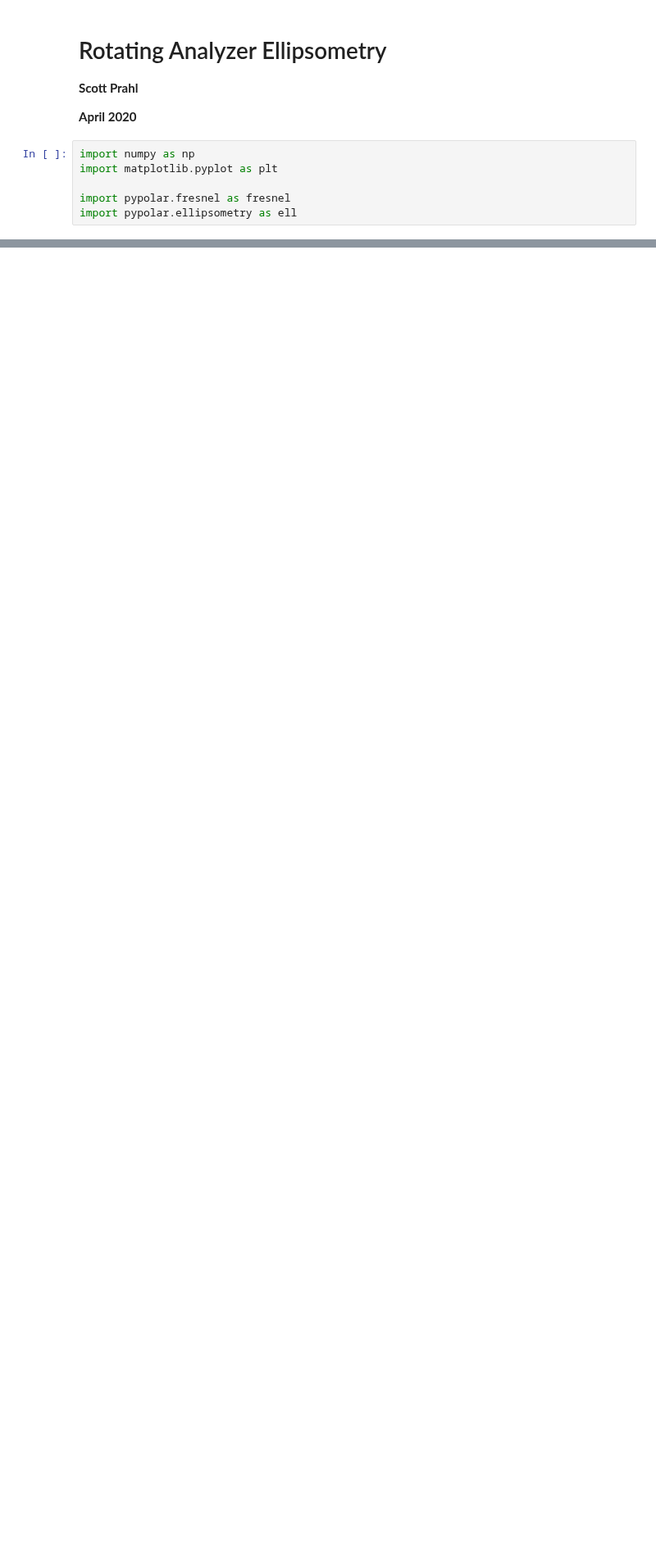
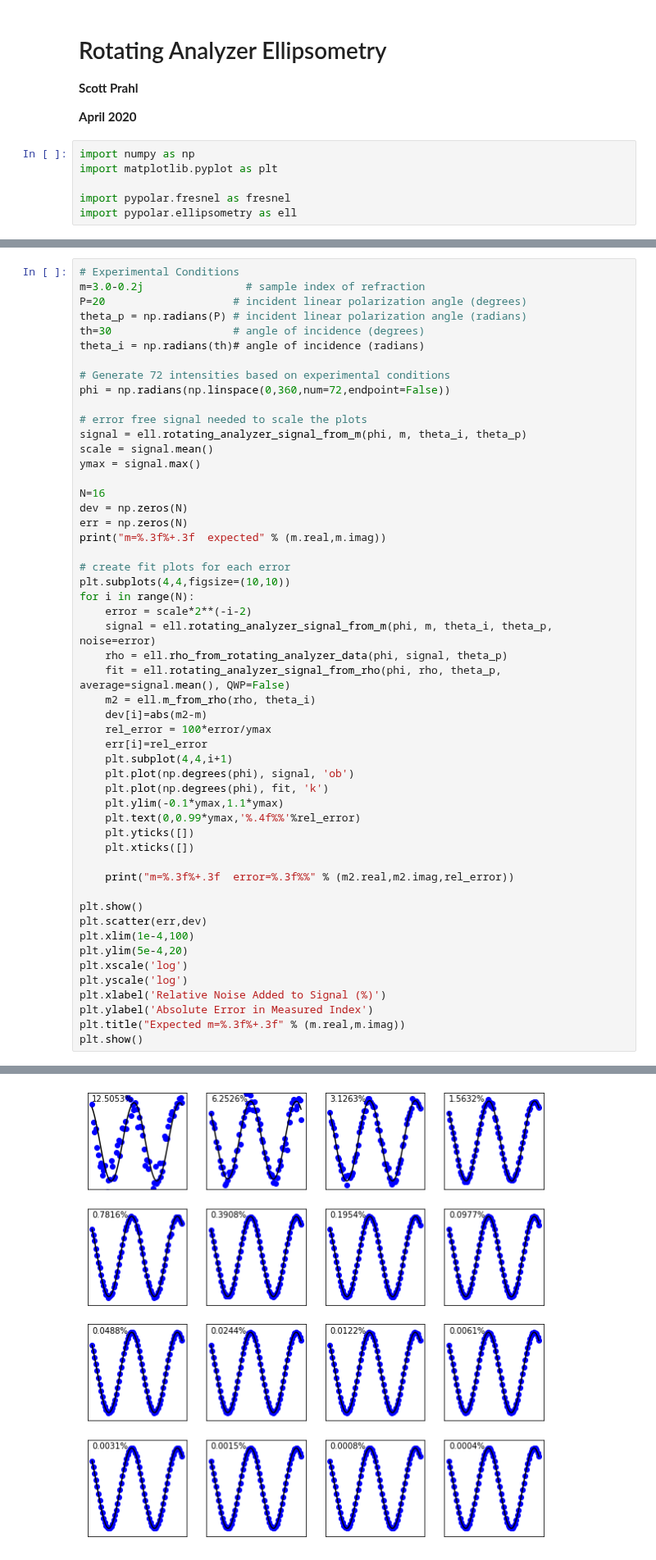
Before and after one commit to scottprahl/pypolar, a Jupyter notebook: docs/10c-Ellipsometry.ipynb, the cells around one changed output, grey strips where cells are left out. Shown at 82% size. Saved outputs shown, nothing was run; the diff lists cells and outputs as text; blank space fills up the shorter version.

```diff
--- a/docs/10c-Ellipsometry.ipynb
+++ b/docs/10c-Ellipsometry.ipynb
@@ -296,0 +338,53 @@ plt.show()
+# %%
+# Experimental Conditions
+m=3.0-0.2j                # sample index of refraction
+P=20                    # incident linear polarization angle (degrees)
+theta_p = np.radians(P) # incident linear polarization angle (radians)
+th=30                   # angle of incidence (degrees)
+theta_i = np.radians(th)# angle of incidence (radians)
+
+# Generate 72 intensities based on experimental conditions
+phi = np.radians(np.linspace(0,360,num=72,endpoint=False))
+
+# error free signal needed to scale the plots
+signal = ell.rotating_analyzer_signal_from_m(phi, m, theta_i, theta_p)
+scale = signal.mean()
+ymax = signal.max()
+
+N=16
+dev = np.zeros(N)
+err = np.zeros(N)
+print("m=%.3f%+.3f  expected" % (m.real,m.imag))
+
+# create fit plots for each error
+plt.subplots(4,4,figsize=(10,10))
+for i in range(N):
+    error = scale*2**(-i-2)
+    signal = ell.rotating_analyzer_signal_from_m(phi, m, theta_i, theta_p, noise=error)
+    rho = ell.rho_from_rotating_analyzer_data(phi, signal, theta_p)
+    fit = ell.rotating_analyzer_signal_from_rho(phi, rho, theta_p, average=signal.mean(), QWP=False)
+    m2 = ell.m_from_rho(rho, theta_i)
+    dev[i]=abs(m2-m)
+    rel_error = 100*error/ymax
+    err[i]=rel_error
+    plt.subplot(4,4,i+1)
+    plt.plot(np.degrees(phi), signal, 'ob')
+    plt.plot(np.degrees(phi), fit, 'k')
+    plt.ylim(-0.1*ymax,1.1*ymax)
+    plt.text(0,0.99*ymax,'%.4f%%'%rel_error)
+    plt.yticks([])
+    plt.xticks([])
+
+    print("m=%.3f%+.3f  error=%.3f%%" % (m2.real,m2.imag,rel_error))
+
+plt.show()
+plt.scatter(err,dev)
+plt.xlim(1e-4,100)
+plt.ylim(5e-4,20)
+plt.xscale('log')
+plt.yscale('log')
+plt.xlabel('Relative Noise Added to Signal (%)')
+plt.ylabel('Absolute Error in Measured Index')
+plt.title("Expected m=%.3f%+.3f" % (m.real,m.imag))
+plt.show()
+# %% [output]
@@ -296,0 +408 @@ plt.show()
+[figure, added]
```
Also changed, not shown: parts of 19 cells of this notebook.
